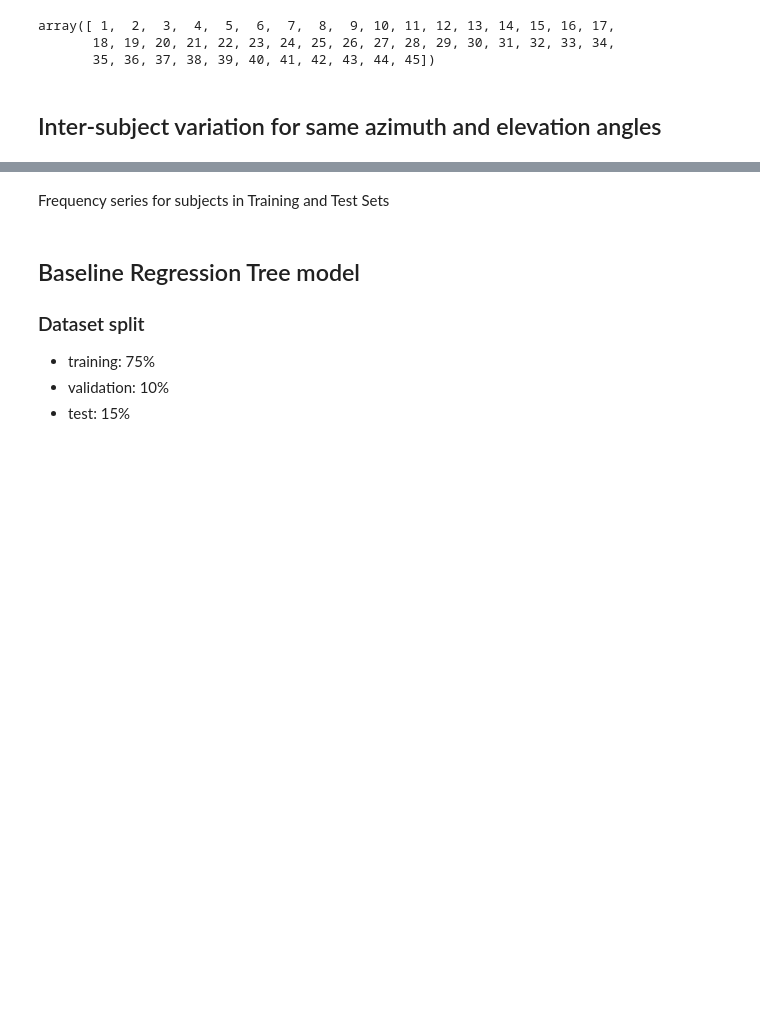
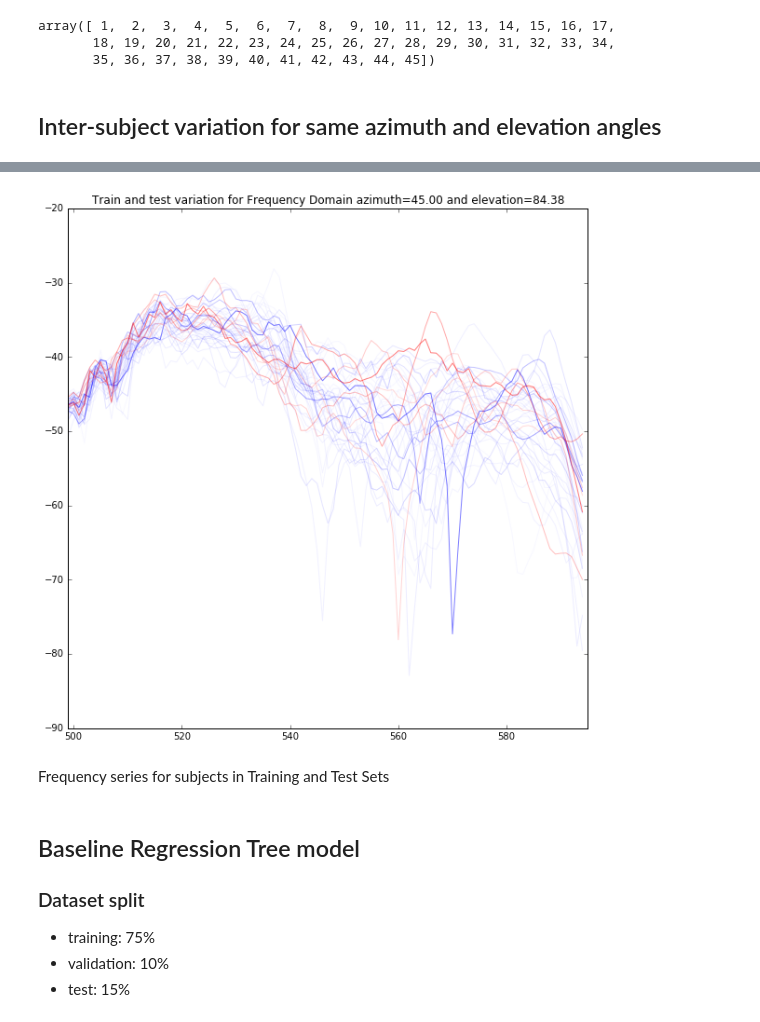
Before and after one commit to mvp291/dsga1003_term_project, a Jupyter notebook: 01_Data_Preparation_and_Understanding.ipynb, the cells around one changed output, grey strips where cells are left out. Saved outputs shown, nothing was run; the diff lists cells and outputs as text; code cells hidden in the pictures; blank space fills up the shorter version.

```diff
--- a/01_Data_Preparation_and_Understanding.ipynb
+++ b/01_Data_Preparation_and_Understanding.ipynb
@@ -215,3 +238,28 @@ plt.show()
+# %%
+plt.figure(figsize=(10, 10))
+#azimuth = np.random.randint(-180, 175)
+#elevation = np.random.randint(-50, 90)
+azimuth, elevation = 45.0, 84.375
+range_ = range(499, 595)
+train_location = train[((train.azimuth == azimuth) & (train.elevation == elevation))]
+test_location = test[((test.azimuth == azimuth) & (test.elevation == elevation))]
+l_hrtf = train_location.ix[:, range_]
+l_hrtf_test = test_location.ix[:, range_]
+j = 1
+for i in train.subject_id.unique():
+    subj_train = l_hrtf[train_location.subject_id == i].iloc[0]
+    plt.plot(range_, subj_train, c='b', alpha=1.0/(j+1))
+    j += 1
+j = 1
+for i in test.subject_id.unique():
+    subj_test = l_hrtf_test[test_location.subject_id == i].iloc[0]
+    plt.plot(range_, subj_test, c='r', alpha=1.0/(j+1))
+    j += 1
+plt.xlim(499, 595)
+plt.title('Train and test variation for Frequency Domain azimuth={:.2f} and elevation={:.2f}'.format(azimuth, elevation))
+plt.show()
+# %% [output]
+[figure, added]
 # %% [markdown]
 Frequency series for subjects in Training and Test Sets
 # %% [markdown]
```
Also changed, not shown: parts of 27 cells of this notebook, 2 other files.
